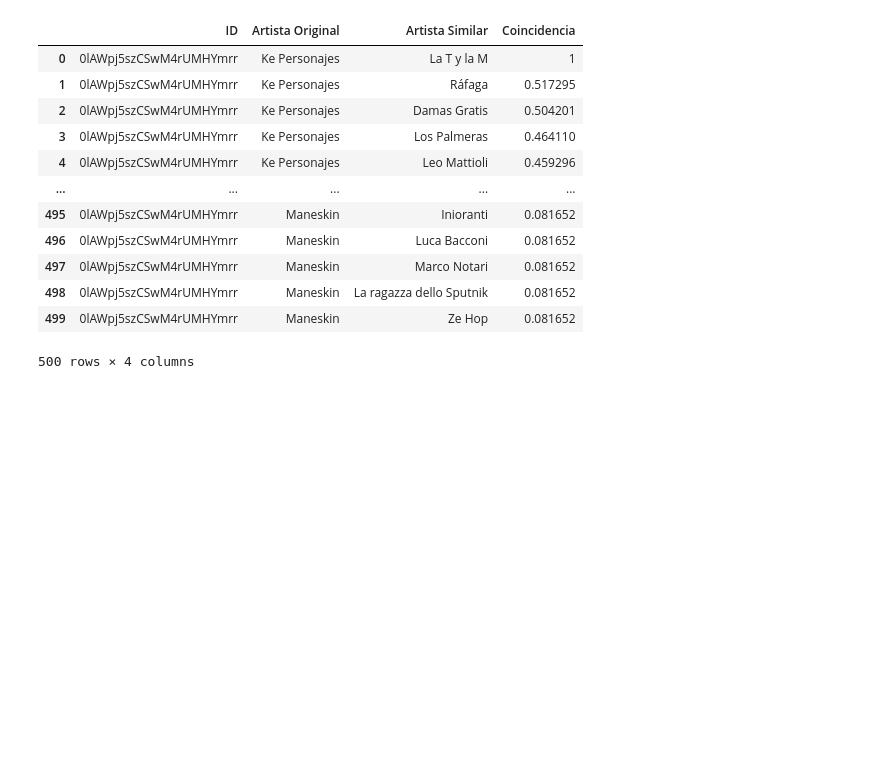
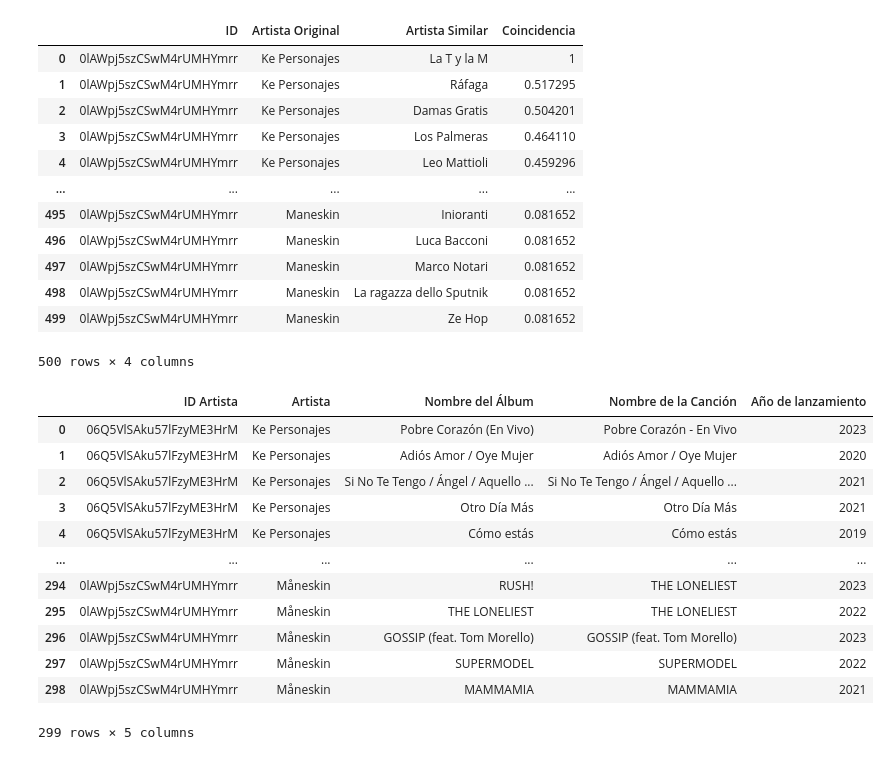
Before and after one commit to CristinaMSF/ProyectoMusicStream, a Jupyter notebook: Avance 3.ipynb, the cells around one changed output. Saved outputs shown, nothing was run; the diff lists cells and outputs as text; code cells hidden in the pictures; blank space fills up the shorter version.

```diff
--- a/Avance 3.ipynb
+++ b/Avance 3.ipynb
@@ -231,3 +173,61 @@ df_similar_artist
 | 498 | 0lAWpj5szCSwM4rUMHYmrr | Maneskin | La ragazza dello Sputnik | 0.081652 |
 | 499 | 0lAWpj5szCSwM4rUMHYmrr | Maneskin | Ze Hop | 0.081652 |
 500 rows × 4 columns
+# %%
+
+
+artistas_list = ['Ke Personajes', 'Ariana Grande', 'Linkin Park', 'Amelie lens', 'Maneskin']
+
+cancion_data = []
+
+for artista_nombre in tqdm.tqdm(artistas_list, desc='Obteniendo canciones de artistas:'):
+    try:
+        resultados = sp.search(q=f'artist:{artista_nombre}', type='album')
+
+        for album in resultados['albums']['items']:
+            nombre_album = album['name']
+            fecha_lanzamiento = album['release_date']
+
+            artistas = [artist['name'] for artist in album['artists']]
+            artista_principal = artistas[0] if artistas else "Artista no disponible"
+
+            artista_id = album['artists'][0]['id'] if album['artists'] else None
+
+            año_lanzamiento = fecha_lanzamiento[:4]  # Obtiene solo el año
+
+            # Verifica si el año está en el rango deseado
+            if 2019 <= int(año_lanzamiento) <= 2024:
+                # Obtiene las canciones del álbum
+                tracks = sp.album_tracks(album['id'])
+                for track in tracks['items']:
+
+                    cancion_info = {
+                        "ID Artista": artista_id,
+                        "Artista": artista_principal,
+                        "Nombre del Álbum": nombre_album,
+                        "Nombre de la Canción": track['name'],
+                        "Año de lanzamiento": año_lanzamiento
+                    }
+                    cancion_data.append(cancion_info)
+    except spotipy.exceptions.SpotifyException as e:
+        print(f"Error con el artista {artista_nombre}: {e}")
+        auth_manager.cache_handler.clear()
+        sp = spotipy.Spotify(auth_manager=auth_manager)
+        continue
+
+df_canciones = pd.DataFrame(cancion_data)
+df_canciones
+# %% [output]
+|  | ID Artista | Artista | Nombre del Álbum | Nombre de la Canción | Año de lanzamiento |
+| 0 | 06Q5VlSAku57lFzyME3HrM | Ke Personajes | Pobre Corazón (En Vivo) | Pobre Corazón - En Vivo | 2023 |
+| 1 | 06Q5VlSAku57lFzyME3HrM | Ke Personajes | Adiós Amor / Oye Mujer | Adiós Amor / Oye Mujer | 2020 |
+| 2 | 06Q5VlSAku57lFzyME3HrM | Ke Personajes | Si No Te Tengo / Ángel / Aquello ... | Si No Te Tengo / Ángel / Aquello ... | 2021 |
+| 3 | 06Q5VlSAku57lFzyME3HrM | Ke Personajes | Otro Día Más | Otro Día Más | 2021 |
+| 4 | 06Q5VlSAku57lFzyME3HrM | Ke Personajes | Cómo estás | Cómo estás | 2019 |
+| ... | ... | ... | ... | ... | ... |
+| 294 | 0lAWpj5szCSwM4rUMHYmrr | Måneskin | RUSH! | THE LONELIEST | 2023 |
+| 295 | 0lAWpj5szCSwM4rUMHYmrr | Måneskin | THE LONELIEST | THE LONELIEST | 2022 |
+| 296 | 0lAWpj5szCSwM4rUMHYmrr | Måneskin | GOSSIP (feat. Tom Morello) | GOSSIP (feat. Tom Morello) | 2023 |
+| 297 | 0lAWpj5szCSwM4rUMHYmrr | Måneskin | SUPERMODEL | SUPERMODEL | 2022 |
+| 298 | 0lAWpj5szCSwM4rUMHYmrr | Måneskin | MAMMAMIA | MAMMAMIA | 2021 |
+299 rows × 5 columns
```
Also changed, not shown: parts of 3 cells of this notebook.
